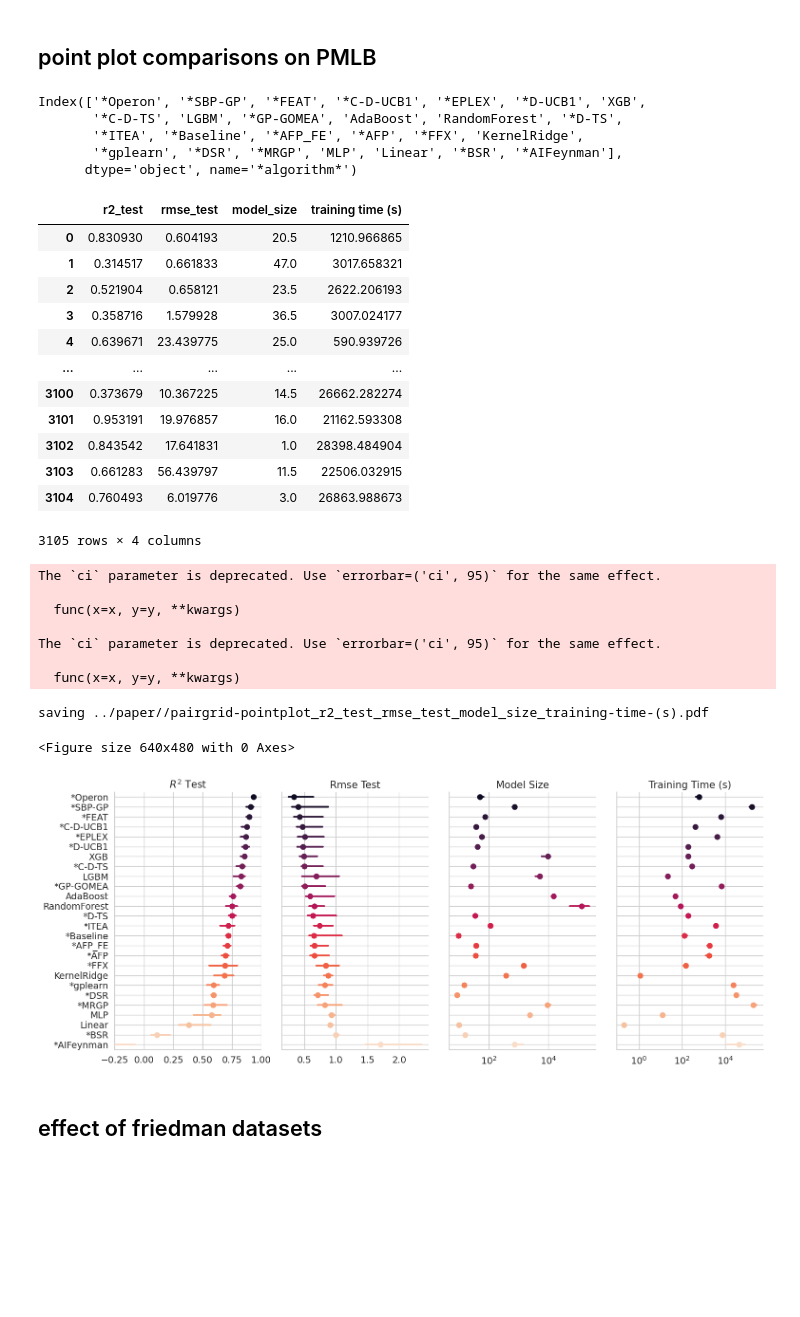
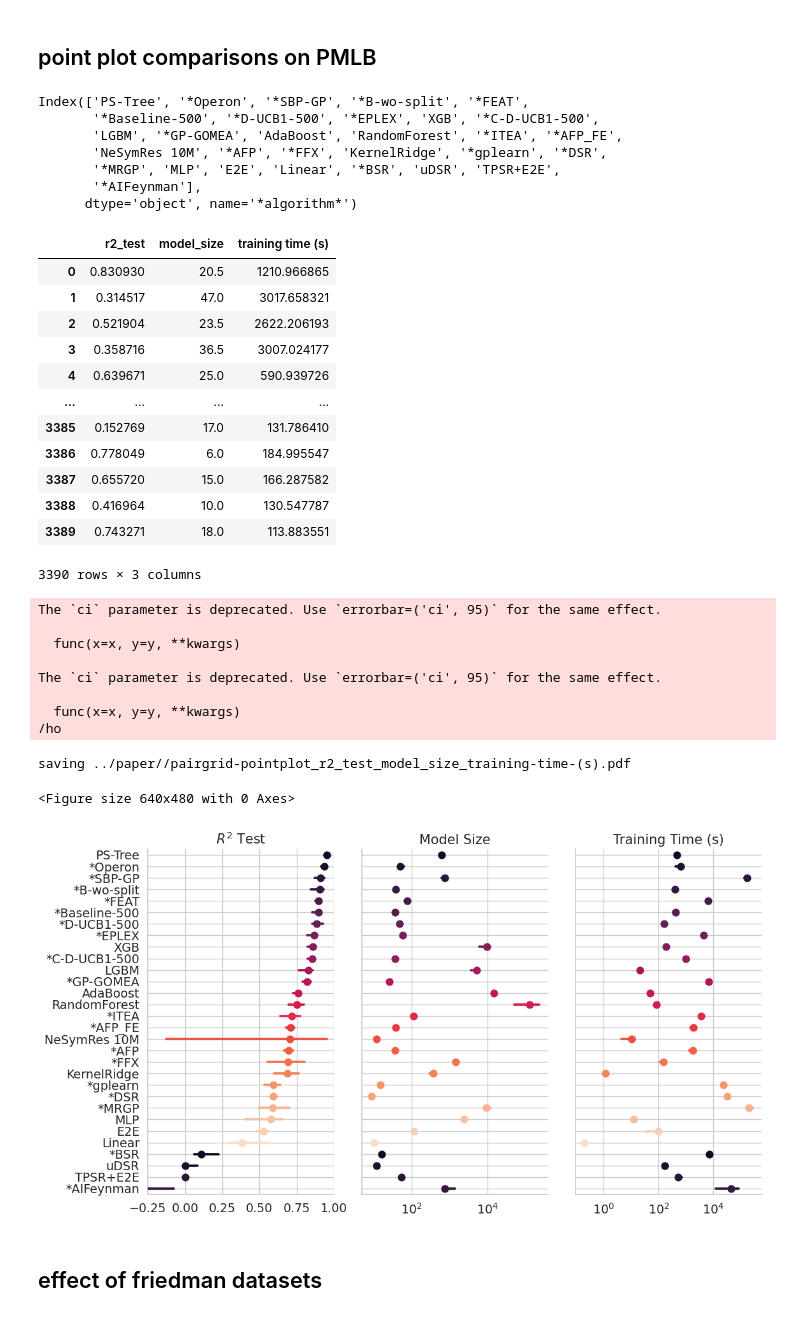
Before and after one commit to gAldeia/srbench, a Jupyter notebook: postprocessing/blackbox_results.ipynb, the cells around one changed output. Saved outputs shown, nothing was run; the diff lists cells and outputs as text; code cells hidden in the pictures; blank space fills up the shorter version.

```diff
--- a/postprocessing/blackbox_results.ipynb
+++ b/postprocessing/blackbox_results.ipynb
@@ -117,7 +127,7 @@ comparison_cols = [
 ]
 fails = []
 import pdb
-for f in tqdm(glob(rdir + '/*/*.json')):
+for f in tqdm(glob(rdir + '/*/*.json') + glob(pstreedir + '/*/*.json')):
     if 'cv_results' in f:
         continue
     # leave out symbolic data
@@ -143,6 +153,8 @@ for f in tqdm(glob(rdir + '/*/*.json')):
         fails.append([f,e])
         pass
 
+
+
 print(len(fails),'fails:',fails)
 # df_results = pd.concat(frames)
 df_results = pd.DataFrame.from_records(frames)
@@ -160,11 +172,24 @@ df_results['algorithm'] = df_results['algorithm'].apply(lambda x: x.replace('fea
 df_results['algorithm'] = df_results['algorithm'].apply(lambda x: x.replace('featDynamicSplit','FEAT D-Split'))
 df_results['algorithm'] = df_results['algorithm'].apply(lambda x: x.replace('feat','FEAT(e-lex)'))
 
+df_results['algorithm'] = df_results['algorithm'].apply(lambda x: x.replace('brush_C_D_UCB1_500','C-D-UCB1-500'))
 df_results['algorithm'] = df_results['algorithm'].apply(lambda x: x.replace('brush_C_D_UCB1','C-D-UCB1'))
 df_results['algorithm'] = df_results['algorithm'].apply(lambda x: x.replace('brush_C_D_TS','C-D-TS'))
+df_results['algorithm'] = df_results['algorithm'].apply(lambda x: x.replace('brush_D_UCB1_500','D-UCB1-500'))
 df_results['algorithm'] = df_results['algorithm'].apply(lambda x: x.replace('brush_D_UCB1','D-UCB1'))
 df_results['algorithm'] = df_results['algorithm'].apply(lambda x: x.replace('brush_D_TS','D-TS'))
+df_results['algorithm'] = df_results['algorithm'].apply(lambda x: x.replace('brush_wo_split','B-wo-split'))
+df_results['algorithm'] = df_results['algorithm'].apply(lambda x: x.replace('brush_500','Baseline-500'))
 df_results['algorithm'] = df_results['algorithm'].apply(lambda x: x.replace('brush','Baseline'))
+
+df_results['algorithm'] = df_results['algorithm'].apply(lambda x: x.replace('e2et','E2E'))
+df_results['algorithm'] = df_results['algorithm'].apply(lambda x: x.replace('tpsr','TPSR+E2E'))
+df_results['algorithm'] = df_results['algorithm'].apply(lambda x: x.replace('dso','uDSR'))
+df_results['algorithm'] = df_results['algorithm'].apply(lambda x: x.replace('nesymres10M','NeSymRes 10M'))
+df_results['algorithm'] = df_results['algorithm'].apply(lambda x: x.replace('nesymres100M','NeSymRes 100M'))
+
+df_results['algorithm'] = df_results['algorithm'].apply(lambda x: x.replace('PSTreeRegressor','PS-Tree'))
+df_results['algorithm'] = df_results['algorithm'].apply(lambda x: x.replace('pstree','PS-Tree'))
 
 # add modified R2 with 0 floor
 df_results['r2_zero_test'] = df_results['r2_test'].apply(lambda x: max(x,0))
@@ -296,11 +320,21 @@ print(df_results.shape)
 
 print(df_results.shape)
 df_results = df_results[ ~df_results["algorithm"].isin([
-    # "D-TS",
-    # "D-UCB1",
-    # "C-D-TS",
-    # "C-D-UCB1",
-    # "Baseline",
+    "D-TS",
+    "D-UCB1",
+    "C-D-TS",
+    "C-D-UCB1",
+    # "C-D-UCB1-500", # with mab, with split, 500 gens
+    "Baseline",       # no mab, with split, 250 gens
+    # "Baseline-500", # no mab, with split, 500 gens
+    # "B-wo-split",   # no mab, no split, 500 gens
+
+    # "uDSR",
+    # "E2E",
+    # "TPSR+E2E",
+    # "NeSymRes 10M",
+    # "NeSymRes 100M",
+
     "FEAT(e-lex)",
     'FEAT SD-Split',
     'FEAT S-Split',
@@ -428,7 +462,7 @@ x_vars=[
 #         'r2_test_norm',
         'r2_test',
 #         'r2_test_rank',
-        'rmse_test',
+#        'rmse_test',
 #         'log_mse_test',
         'model_size',
 #         'model_size_rank',
@@ -469,52 +503,55 @@ g.map(sns.pointplot,
 # # Use semantically meaningful titles for the columns
 titles = [x.replace('_',' ').title().replace('(S)','(s)').replace('R2','$R^2$') for x in x_vars]
 g.axes.flat[0].set_ylabel('')
 for ax, title in zip(g.axes.flat, titles):
 
     # Set a different title for each axes
     ax.set(title=title)
     ax.set_xlabel('')
 
     if any([n in title.lower() for n in ['size','time']]):
         ax.set_xscale('log')
 
     if title == '$R^2$ Test':
         ax.set_xlim([-.25,1])
 
     # Make the grid horizontal instead of vertical
     ax.yaxis.grid(True)
 
 
 save(name='_'.join(['pairgrid-pointplot']+x_vars))
 # %% [output]
-Index(['*Operon', '*SBP-GP', '*FEAT', '*C-D-UCB1', '*EPLEX', '*D-UCB1', 'XGB',
-       '*C-D-TS', 'LGBM', '*GP-GOMEA', 'AdaBoost', 'RandomForest', '*D-TS',
-       '*ITEA', '*Baseline', '*AFP_FE', '*AFP', '*FFX', 'KernelRidge',
-       '*gplearn', '*DSR', '*MRGP', 'MLP', 'Linear', '*BSR', '*AIFeynman'],
+Index(['PS-Tree', '*Operon', '*SBP-GP', '*B-wo-split', '*FEAT',
+       '*Baseline-500', '*D-UCB1-500', '*EPLEX', 'XGB', '*C-D-UCB1-500',
+       'LGBM', '*GP-GOMEA', 'AdaBoost', 'RandomForest', '*ITEA', '*AFP_FE',
+       'NeSymRes 10M', '*AFP', '*FFX', 'KernelRidge', '*gplearn', '*DSR',
+       '*MRGP', 'MLP', 'E2E', 'Linear', '*BSR', 'uDSR', 'TPSR+E2E',
+       '*AIFeynman'],
       dtype='object', name='*algorithm*')
-|  | r2_test | rmse_test | model_size | training time (s) |
-| 0 | 0.830930 | 0.604193 | 20.5 | 1210.966865 |
-| 1 | 0.314517 | 0.661833 | 47.0 | 3017.658321 |
-| 2 | 0.521904 | 0.658121 | 23.5 | 2622.206193 |
-| 3 | 0.358716 | 1.579928 | 36.5 | 3007.024177 |
-| 4 | 0.639671 | 23.439775 | 25.0 | 590.939726 |
-| ... | ... | ... | ... | ... |
-| 3100 | 0.373679 | 10.367225 | 14.5 | 26662.282274 |
-| 3101 | 0.953191 | 19.976857 | 16.0 | 21162.593308 |
-| 3102 | 0.843542 | 17.641831 | 1.0 | 28398.484904 |
-| 3103 | 0.661283 | 56.439797 | 11.5 | 22506.032915 |
-| 3104 | 0.760493 | 6.019776 | 3.0 | 26863.988673 |
+|  | r2_test | model_size | training time (s) |
+| 0 | 0.830930 | 20.5 | 1210.966865 |
+| 1 | 0.314517 | 47.0 | 3017.658321 |
+| 2 | 0.521904 | 23.5 | 2622.206193 |
+| 3 | 0.358716 | 36.5 | 3007.024177 |
+| 4 | 0.639671 | 25.0 | 590.939726 |
+| ... | ... | ... | ... |
+| 3385 | 0.152769 | 17.0 | 131.786410 |
+| 3386 | 0.778049 | 6.0 | 184.995547 |
+| 3387 | 0.655720 | 15.0 | 166.287582 |
+| 3388 | 0.416964 | 10.0 | 130.547787 |
+| 3389 | 0.743271 | 18.0 | 113.883551 |
-3105 rows × 4 columns
+3390 rows × 3 columns
 The `ci` parameter is deprecated. Use `errorbar=('ci', 95)` for the same effect.
 
   func(x=x, y=y, **kwargs)
 
 The `ci` parameter is deprecated. Use `errorbar=('ci', 95)` for the same effect.
 
   func(x=x, y=y, **kwargs)
+/ho
-saving ../paper//pairgrid-pointplot_r2_test_rmse_test_model_size_training-time-(s).pdf
+saving ../paper//pairgrid-pointplot_r2_test_model_size_training-time-(s).pdf
 <Figure size 640x480 with 0 Axes>
-[figure, old version]
+[figure, new version]
 # %% [markdown]
 ## effect of friedman datasets
 # %%
```
Also changed, not shown: parts of 17 cells of this notebook, 20 other files.
